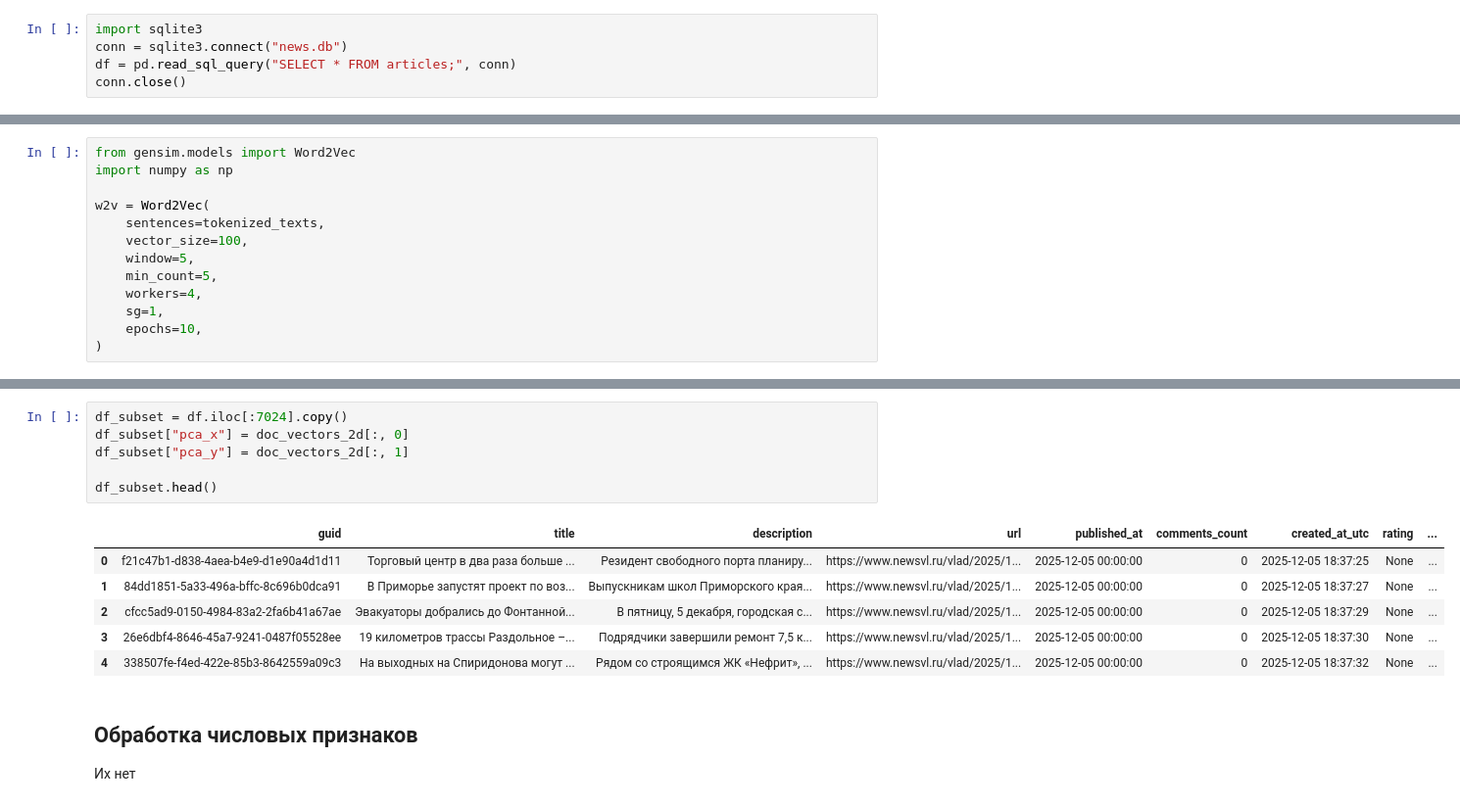
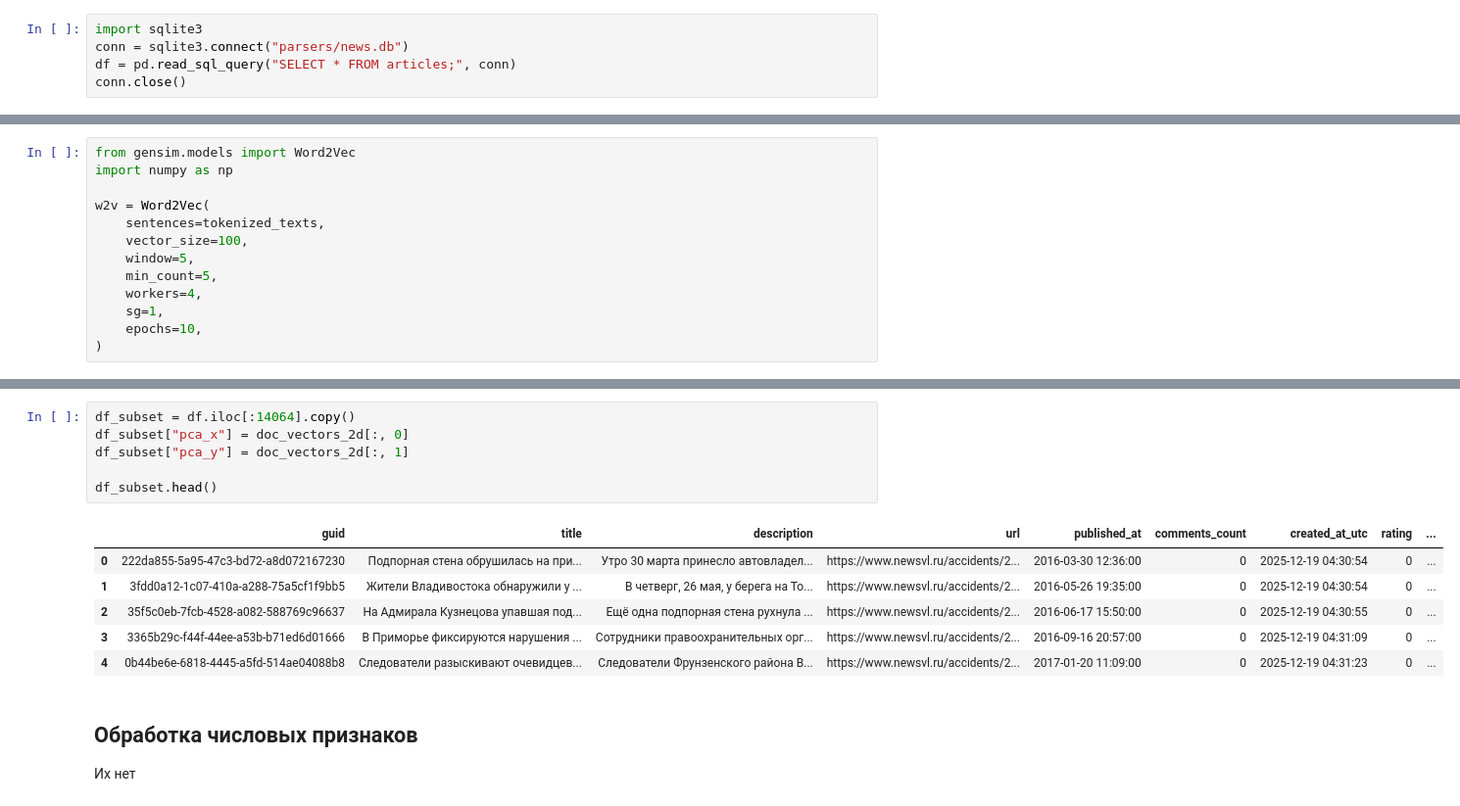
Before and after one commit to Qweeckusha/vvsu_mml, a Jupyter notebook: Домашнее_задание_5_2.ipynb, the cells around one changed output, grey strips where cells are left out. Shown at 98% size. Saved outputs shown, nothing was run; the diff lists cells and outputs as text.

```diff
--- a/Домашнее_задание_5_2.ipynb
+++ b/Домашнее_задание_5_2.ipynb
@@ -38,7 +38,7 @@ import pandas as pd
 import numpy as np
 # %%
 import sqlite3
-conn = sqlite3.connect("news.db")
+conn = sqlite3.connect("parsers/news.db")
 df = pd.read_sql_query("SELECT * FROM articles;", conn)
 conn.close()
 # %%
@@ -273,16 +262,16 @@ array([[-0.35736546,  0.09769555],
 # %%
-df_subset = df.iloc[:7024].copy()
+df_subset = df.iloc[:14064].copy()
 df_subset["pca_x"] = doc_vectors_2d[:, 0]
 df_subset["pca_y"] = doc_vectors_2d[:, 1]
 
 df_subset.head()
 # %% [output]
 |  | guid | title | description | url | published_at | comments_count | created_at_utc | rating | ... |
-| 0 | f21c47b1-d838-4aea-b4e9-d1e90a4d1d11 | Торговый центр в два раза больше ... | Резидент свободного порта планиру... | https://www.newsvl.ru/vlad/2025/1... | 2025-12-05 00:00:00 | 0 | 2025-12-05 18:37:25 | None | ... |
-| 1 | 84dd1851-5a33-496a-bffc-8c696b0dca91 | В Приморье запустят проект по воз... | Выпускникам школ Приморского края... | https://www.newsvl.ru/vlad/2025/1... | 2025-12-05 00:00:00 | 0 | 2025-12-05 18:37:27 | None | ... |
-| 2 | cfcc5ad9-0150-4984-83a2-2fa6b41a67ae | Эвакуаторы добрались до Фонтанной... | В пятницу, 5 декабря, городская с... | https://www.newsvl.ru/vlad/2025/1... | 2025-12-05 00:00:00 | 0 | 2025-12-05 18:37:29 | None | ... |
-| 3 | 26e6dbf4-8646-45a7-9241-0487f05528ee | 19 километров трассы Раздольное –... | Подрядчики завершили ремонт 7,5 к... | https://www.newsvl.ru/vlad/2025/1... | 2025-12-05 00:00:00 | 0 | 2025-12-05 18:37:30 | None | ... |
-| 4 | 338507fe-f4ed-422e-85b3-8642559a09c3 | На выходных на Спиридонова могут ... | Рядом со строящимся ЖК «Нефрит», ... | https://www.newsvl.ru/vlad/2025/1... | 2025-12-05 00:00:00 | 0 | 2025-12-05 18:37:32 | None | ... |
+| 0 | 222da855-5a95-47c3-bd72-a8d072167230 | Подпорная стена обрушилась на при... | Утро 30 марта принесло автовладел... | https://www.newsvl.ru/accidents/2... | 2016-03-30 12:36:00 | 0 | 2025-12-19 04:30:54 | 0 | ... |
+| 1 | 3fdd0a12-1c07-410a-a288-75a5cf1f9bb5 | Жители Владивостока обнаружили у ... | В четверг, 26 мая, у берега на То... | https://www.newsvl.ru/accidents/2... | 2016-05-26 19:35:00 | 0 | 2025-12-19 04:30:54 | 0 | ... |
+| 2 | 35f5c0eb-7fcb-4528-a082-588769c96637 | На Адмирала Кузнецова упавшая под... | Ещё одна подпорная стена рухнула ... | https://www.newsvl.ru/accidents/2... | 2016-06-17 15:50:00 | 0 | 2025-12-19 04:30:55 | 0 | ... |
+| 3 | 3365b29c-f44f-44ee-a53b-b71ed6d01666 | В Приморье фиксируются нарушения ... | Сотрудники правоохранительных орг... | https://www.newsvl.ru/accidents/2... | 2016-09-16 20:57:00 | 0 | 2025-12-19 04:31:09 | 0 | ... |
+| 4 | 0b44be6e-6818-4445-a5fd-514ae04088b8 | Следователи разыскивают очевидцев... | Следователи Фрунзенского района В... | https://www.newsvl.ru/accidents/2... | 2017-01-20 11:09:00 | 0 | 2025-12-19 04:31:23 | 0 | ... |
 # %% [markdown]
 ## Обработка числовых признаков
 Их нет
```
Also changed, not shown: parts of 17 cells of this notebook.
